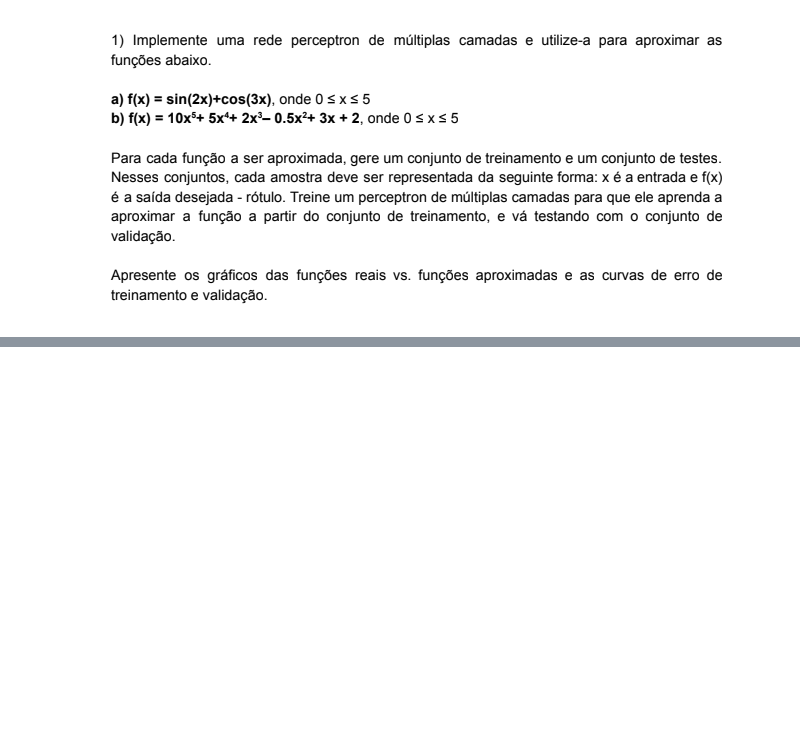
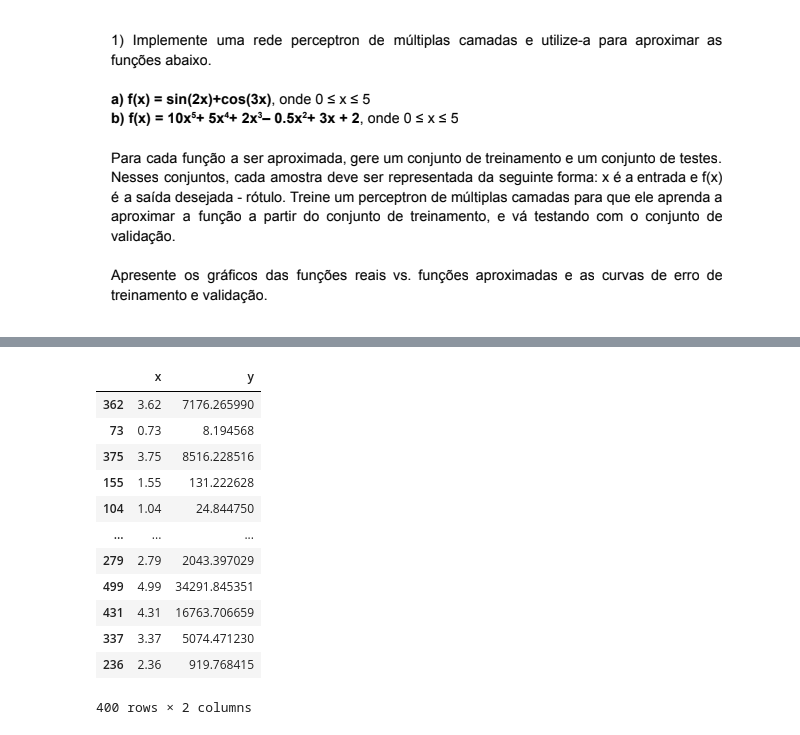
Before and after one commit to HodricVieira/aprendizado-profundo, a Jupyter notebook: Q1 perceptron Fx.ipynb, the cells around one changed output, grey strips where cells are left out. Saved outputs shown, nothing was run; the diff lists cells and outputs as text; code cells hidden in the pictures; blank space fills up the shorter version.

```diff
--- a/Q1 perceptron Fx.ipynb
+++ b/Q1 perceptron Fx.ipynb
@@ -6,0 +39,16 @@ import pandas as pd
+# %%
+bfx_df_sample
+# %% [output]
+|  | x | y |
+| 362 | 3.62 | 7176.265990 |
+| 73 | 0.73 | 8.194568 |
+| 375 | 3.75 | 8516.228516 |
+| 155 | 1.55 | 131.222628 |
+| 104 | 1.04 | 24.844750 |
+| ... | ... | ... |
+| 279 | 2.79 | 2043.397029 |
+| 499 | 4.99 | 34291.845351 |
+| 431 | 4.31 | 16763.706659 |
+| 337 | 3.37 | 5074.471230 |
+| 236 | 2.36 | 919.768415 |
+400 rows × 2 columns
```
Also changed, not shown: parts of 11 cells of this notebook, 4 other files.
